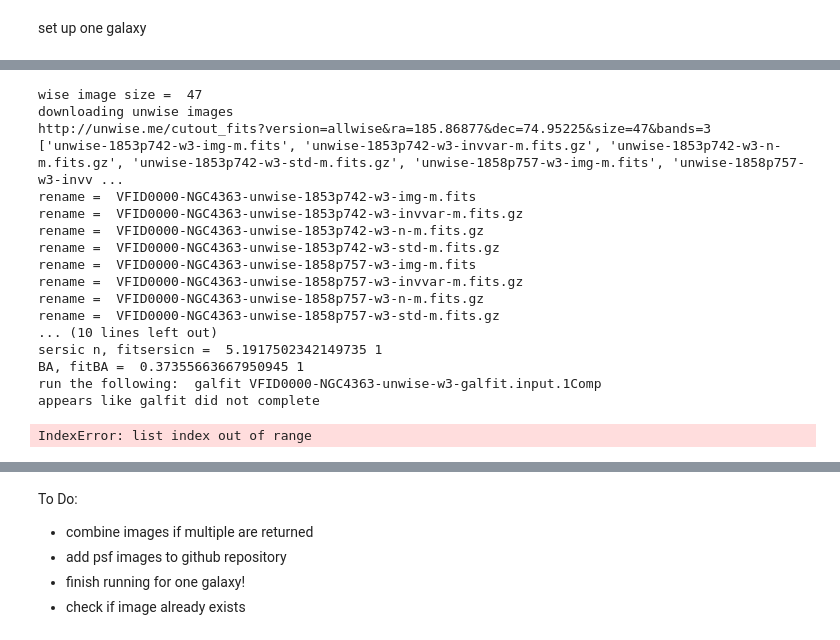
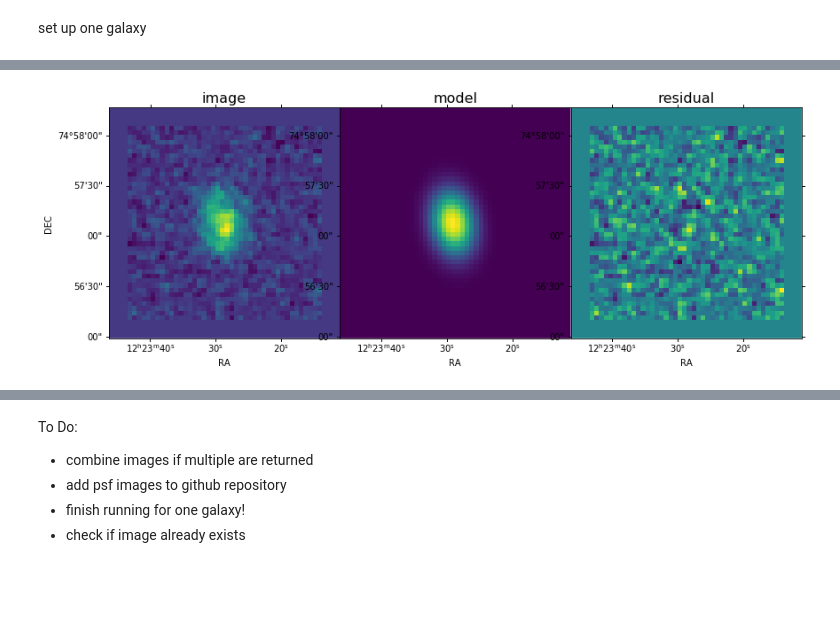
Before and after one commit to rfinn/virgowise, a Jupyter notebook: notebooks/howto-run-wisesize.ipynb, the cells around one changed output, grey strips where cells are left out. Cells and saved outputs as stored; diff of their text form; code cells hidden in the pictures; blank space fills up the shorter version.

```diff
--- a/notebooks/howto-run-wisesize.ipynb
+++ b/notebooks/howto-run-wisesize.ipynb
@@ -145,0 +146,4 @@ self.fitall =  0
+# %%
+g.set_sersic_manual(n=2,m=7,re=5,BA=1,PA=0)
+# %%
+g.run_galfit_wise(fitBA=1,fitPA=1)
@@ -146,23 +167,4 @@ self.fitall =  0
 # %%
-g.set_sersic_params()
+g.display_galfit_model()
+# %% [output]
+[figure, added]
-# %%
-g.run_simple()
-# %% [output]
-wise image size =  47
-downloading unwise images
-http://unwise.me/cutout_fits?version=allwise&ra=185.86877&dec=74.95225&size=47&bands=3
-['unwise-1853p742-w3-img-m.fits', 'unwise-1853p742-w3-invvar-m.fits.gz', 'unwise-1853p742-w3-n-m.fits.gz', 'unwise-1853p742-w3-std-m.fits.gz', 'unwise-1858p757-w3-img-m.fits', 'unwise-1858p757-w3-invv ...
-rename =  VFID0000-NGC4363-unwise-1853p742-w3-img-m.fits
-rename =  VFID0000-NGC4363-unwise-1853p742-w3-invvar-m.fits.gz
-rename =  VFID0000-NGC4363-unwise-1853p742-w3-n-m.fits.gz
-rename =  VFID0000-NGC4363-unwise-1853p742-w3-std-m.fits.gz
-rename =  VFID0000-NGC4363-unwise-1858p757-w3-img-m.fits
-rename =  VFID0000-NGC4363-unwise-1858p757-w3-invvar-m.fits.gz
-rename =  VFID0000-NGC4363-unwise-1858p757-w3-n-m.fits.gz
-rename =  VFID0000-NGC4363-unwise-1858p757-w3-std-m.fits.gz
-... (10 lines left out)
-sersic n, fitsersicn =  5.1917502342149735 1
-BA, fitBA =  0.37355663667950945 1
-run the following:  galfit VFID0000-NGC4363-unwise-w3-galfit.input.1Comp
-appears like galfit did not complete
-IndexError: list index out of range
```
Also changed, not shown: parts of 11 cells of this notebook, 2 other files.
